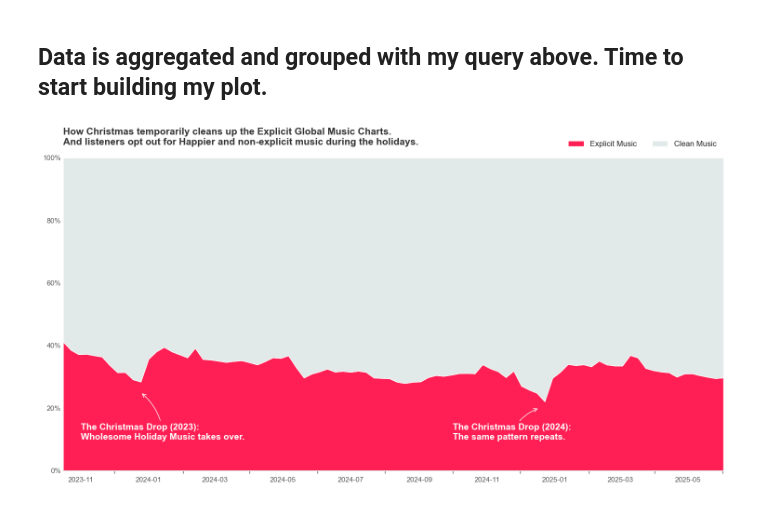
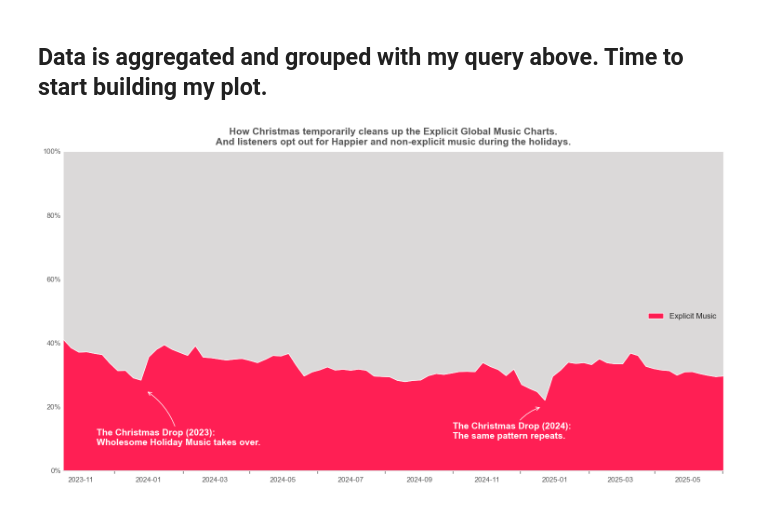
Before and after one commit to JohnnyHyytiainen/DEUX2025_music_project, a Jupyter notebook: notebooks/explicit_winter_storytelling_visualisation.ipynb, the cells around one changed output. Cells and saved outputs as stored; diff of their text form; code cells hidden in the pictures.

Commit message:
fix(xmas storytelling): updated xmas storytelling graph. DONT WORK IN MAIN!

```diff
--- a/notebooks/explicit_winter_storytelling_visualisation.ipynb
+++ b/notebooks/explicit_winter_storytelling_visualisation.ipynb
@@ -49,9 +49,9 @@ fix, ax = plt.subplots(figsize=(15,8))
 ax.stackplot(df_plot['week'],
              df_plot['explicit_pct'],
              df_plot['clean_pct'],
-             labels=['Explicit Music', 'Clean Music'],
-             colors=['#ff134b', '#e1e8e8'], # Ljusgrå för Clean, Mörkröd för Explicit
-             alpha=0.95)                    # LITE transperens för mer clean view
+             labels=['Explicit Music'],
+             colors=['#ff134b', "#d9d7d7"], # Vit för clean, Mörkröd för Explicit
+             alpha=0.95)                        # LITE transperens för mer clean view
 
 # 4) Decluttering (Spines etc)
 ax.spines['top'].set_visible(False)
@@ -80,38 +80,38 @@ ax.tick_params(axis='y', length=0, colors='#555555')
 # ========================================
 
 # X-MAS 2023
-x_xmas_23 = pd.to_datetime('2023-12-25')
+x_xmas_23 = pd.to_datetime('2023-12-30')
 plt.annotate(
     "The Christmas Drop (2023):\nWholesome Holiday Music takes over.",
     xy = (x_xmas_23, 25), # Pilen pekar ner i den röda ytan (där den dippar)
-    xytext = (pd.to_datetime('2023-11-01'), 10),
+    xytext = (pd.to_datetime('2023-11-15'), 8),
     arrowprops = dict(facecolor = '#ffffff', edgecolor = '#ffffff', arrowstyle="->", connectionstyle="arc3,rad=0.2"),
     fontsize = 14, color = '#ffffff', fontweight= 'bold'
 )
 
 # X-MAS 2024
-x_xmas_24 = pd.to_datetime('2024-12-18')
+x_xmas_24 = pd.to_datetime('2024-12-20')
 plt.annotate(
     "The Christmas Drop (2024):\nThe same pattern repeats.",
     xy = (x_xmas_24, 20), # Pilen pekar ner i den röda ytan (där den dippar)
     xytext= (pd.to_datetime('2024-10-01'), 10),
     arrowprops = dict(facecolor = '#ffffff', edgecolor = '#ffffff', arrowstyle="->", connectionstyle="arc3,rad=-0.2"),
     fontsize = 14, color = '#ffffff', fontweight = 'bold'
 )
 # ========================================
 # ========================================
 
 # 7) Legend och titel
 # Fin legend placerad i top höger hörnet innuti grafen
-ax.legend(loc = 'lower right', bbox_to_anchor=(1, 1.01), ncol=2, frameon = False, fontsize = 12)
+ax.legend(loc = 'lower right', bbox_to_anchor=(1, 0.45), ncol=2, frameon = False, fontsize = 12)
 
 plt.title("How Christmas temporarily cleans up the Explicit Global Music Charts.\nAnd listeners opt out for Happier and non-explicit music during the holidays.",
-        fontsize = 15, fontweight = 'bold', color = '#333333', pad = 20, loc = 'left')
+        fontsize = 15, fontweight = 'bold', color = '#555555', pad = 10, loc = 'center')
 
 plt.xlabel("")
 
 fig = ax.get_figure()
 fig.tight_layout()
 fig.savefig("../data/plots/storytelling_graph_Christmas_explicit.png", dpi=300, bbox_inches='tight', facecolor='white')
 # %% [output]
-[figure, old version]
+[figure, new version]
```
Also changed, not shown: 1 other file.
